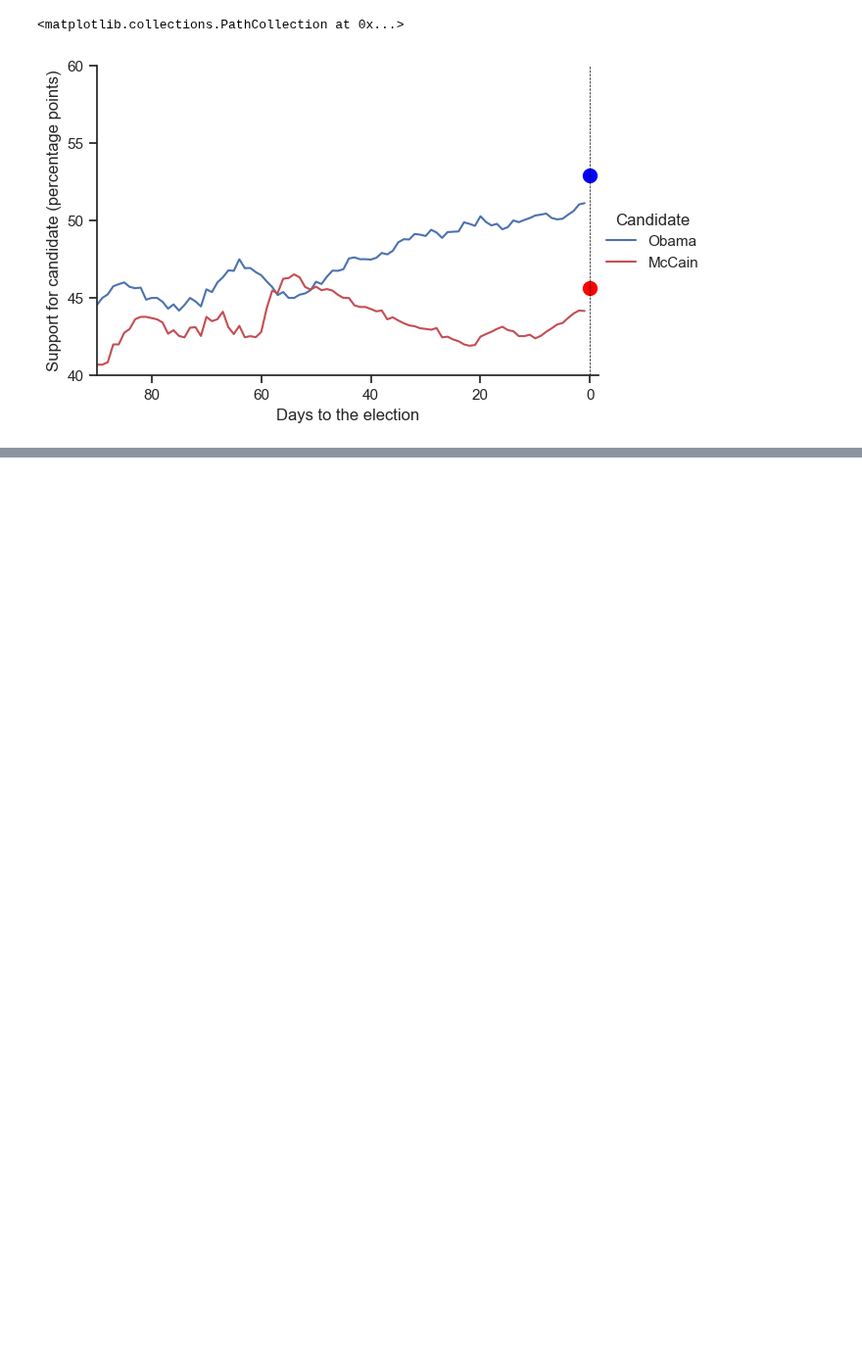
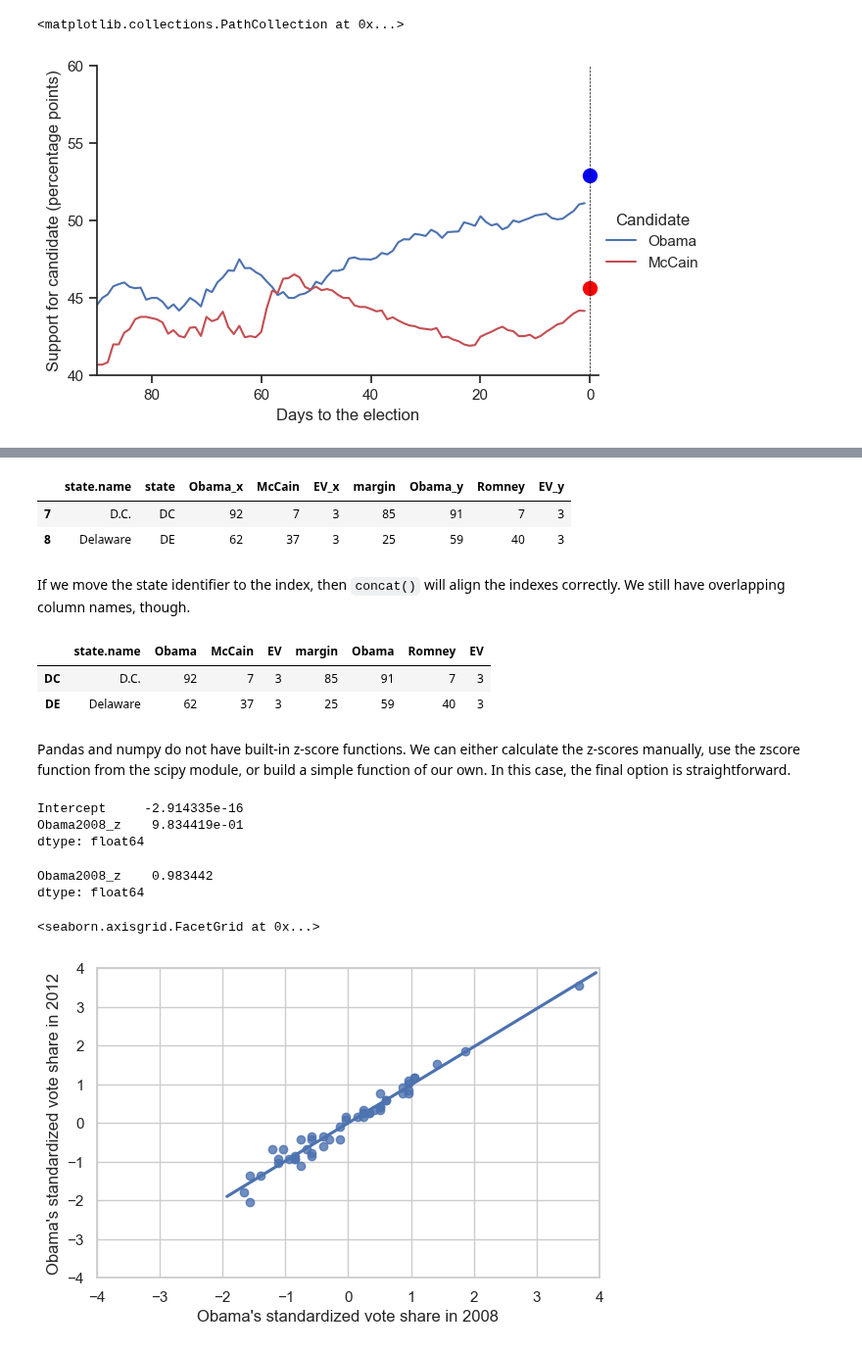
Before and after one commit to jeffallen13/qsspy, a Jupyter notebook: PREDICTION/prediction-py.ipynb, the cells around one changed output, grey strips where cells are left out. Shown at 98% size. Cells and saved outputs as stored; diff of their text form; code cells hidden in the pictures; blank space fills up the shorter version.

```diff
--- a/PREDICTION/prediction-py.ipynb
+++ b/PREDICTION/prediction-py.ipynb
@@ -380,0 +486,9 @@ plt.scatter(0, 45.65, color='red', s=100)
+# %%
+# load the 2012 data
+pres12 = pd.read_csv('pres12.csv')
+
+# remove poll_pred from pres08
+pres08.drop('poll_pred', axis=1, inplace=True)
+
+# quick look at the two data sets
+pres08.head()
@@ -380,0 +535,5 @@ plt.scatter(0, 45.65, color='red', s=100)
+# %%
+# change the variable name for illustration
+pres12.rename(columns={'state': 'state_abb'}, inplace=True)
+
+pres12.head()
@@ -380,0 +547,6 @@ plt.scatter(0, 45.65, color='red', s=100)
+# %%
+# merging data sets using variable keys with different names
+pres = (pd.merge(pres08, pres12, left_on='state', right_on='state_abb').
+        drop('state_abb', axis=1))
+
+pres.head()
@@ -380,0 +594,56 @@ plt.scatter(0, 45.65, color='red', s=100)
+# %%
+# merge() does not have this problem
+pres.iloc[7:9]
+# %% [output]
+|  | state.name | state | Obama_x | McCain | EV_x | margin | Obama_y | Romney | EV_y |
+| 7 | D.C. | DC | 92 | 7 | 3 | 85 | 91 | 7 | 3 |
+| 8 | Delaware | DE | 62 | 37 | 3 | 25 | 59 | 40 | 3 |
+# %% [markdown]
+If we move the state identifier to the index, then `concat()` will align the indexes correctly. We still have overlapping column names, though.
+# %%
+pres2 = pd.concat([pres08.set_index('state'),
+                   pres12.set_index('state_abb')], axis='columns')
+
+pres2.iloc[7:9]
+# %% [output]
+|  | state.name | Obama | McCain | EV | margin | Obama | Romney | EV |
+| DC | D.C. | 92 | 7 | 3 | 85 | 91 | 7 | 3 |
+| DE | Delaware | 62 | 37 | 3 | 25 | 59 | 40 | 3 |
+# %% [markdown]
+Pandas and numpy do not have built-in z-score functions. We can either calculate the z-scores manually, use the zscore function from the scipy module, or build a simple function of our own. In this case, the final option is straightforward.
+# %%
+# define a function to standardize a vector (calculate z-scores)
+def standardize(x):
+    return (x - x.mean()) / x.std()
+
+pres['Obama2008_z'] = standardize(pres['Obama_x'])
+pres['Obama2012_z'] = standardize(pres['Obama_y'])
+
+# estimated intercept is essentially zero
+fit1 = smf.ols('Obama2012_z ~ Obama2008_z', data=pres).fit()
+fit1.params
+# %% [output]
+Intercept     -2.914335e-16
+Obama2008_z    9.834419e-01
+dtype: float64
+# %%
+# regression without an intercept
+fit1 = smf.ols('Obama2012_z ~ -1 + Obama2008_z', data=pres).fit()
+
+# estimated slope is identical
+fit1.params
+# %% [output]
+Obama2008_z    0.983442
+dtype: float64
+# %%
+# plot using seaborn's built-in lmplot function
+sns.lmplot(
+    data=pres, x='Obama2008_z', y='Obama2012_z', ci=None, truncate=False,
+    height=4, aspect=1.5,
+).set(xlim=(-4, 4), ylim=(-4, 4),
+      xlabel="Obama's standardized vote share in 2008",
+      ylabel="Obama's standardized vote share in 2012").despine(
+          right=False, top=False)
+# %% [output]
+<seaborn.axisgrid.FacetGrid at 0x...>
+[figure, added]
```
Also changed, not shown: parts of 33 cells of this notebook, 2 other files.
